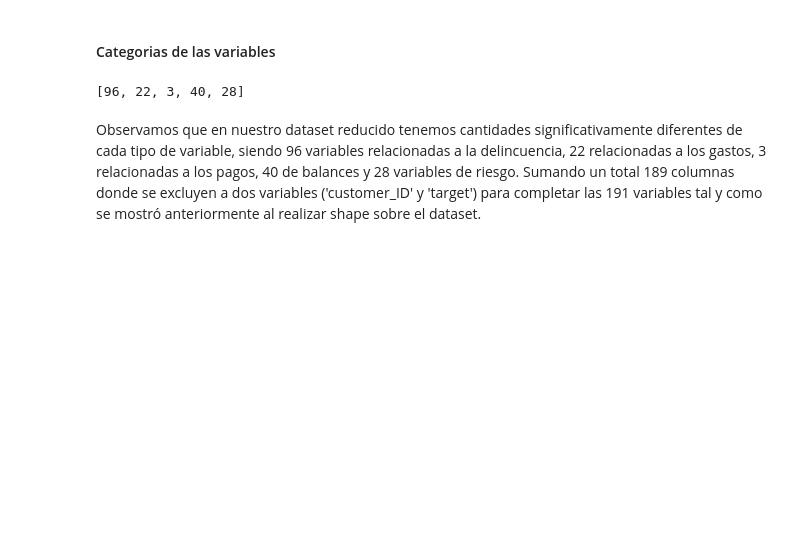
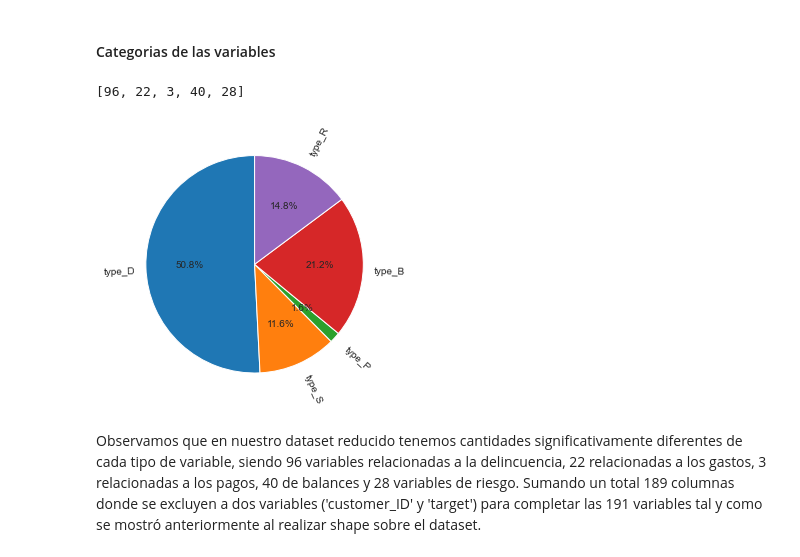
Before and after one commit to gabrielPeraltaM/datos-tp3, a Jupyter notebook: notebook.ipynb, the cells around one changed output. Cells and saved outputs as stored; diff of their text form; code cells hidden in the pictures; blank space fills up the shorter version.

```diff
--- a/notebook.ipynb
+++ b/notebook.ipynb
@@ -193,6 +193,18 @@ for column in columns:
 sum_types
 # %% [output]
 [96, 22, 3, 40, 28]
+# %%
+from matplotlib import pyplot as plt
+import numpy as np
+
+types = [ 'type_D' , 'type_S' ,'type_P', 'type_B', 'type_R' ]
+data = [96, 22, 3, 40, 28]
+
+fig = plt.figure(figsize =(5, 5))
+plt.pie(data, labels = types,startangle=90,autopct='%1.1f%%',rotatelabels = True)
+plt.show()
+# %% [output]
+[figure, added]
 # %% [markdown]
 Observamos que en nuestro dataset reducido tenemos cantidades significativamente diferentes de cada tipo de variable, siendo 96 variables relacionadas a la delincuencia, 22 relacionadas a los gastos, 3 relacionadas a los pagos, 40 de balances y 28 variables de riesgo. Sumando un total 189 columnas donde se excluyen a dos variables ('customer_ID' y 'target') para completar las 191 variables tal y como se mostró anteriormente al realizar shape sobre el dataset.
 # %%
```
Also changed, not shown: parts of 3 cells of this notebook.
